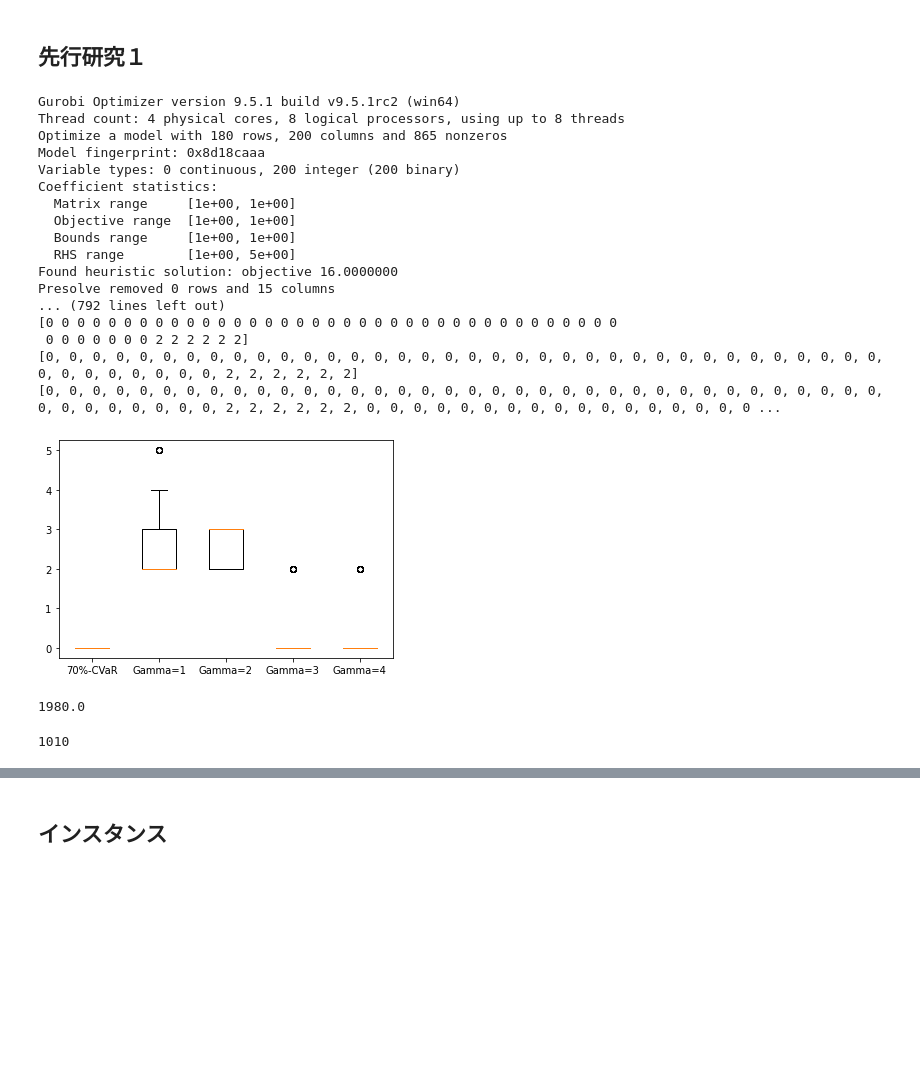
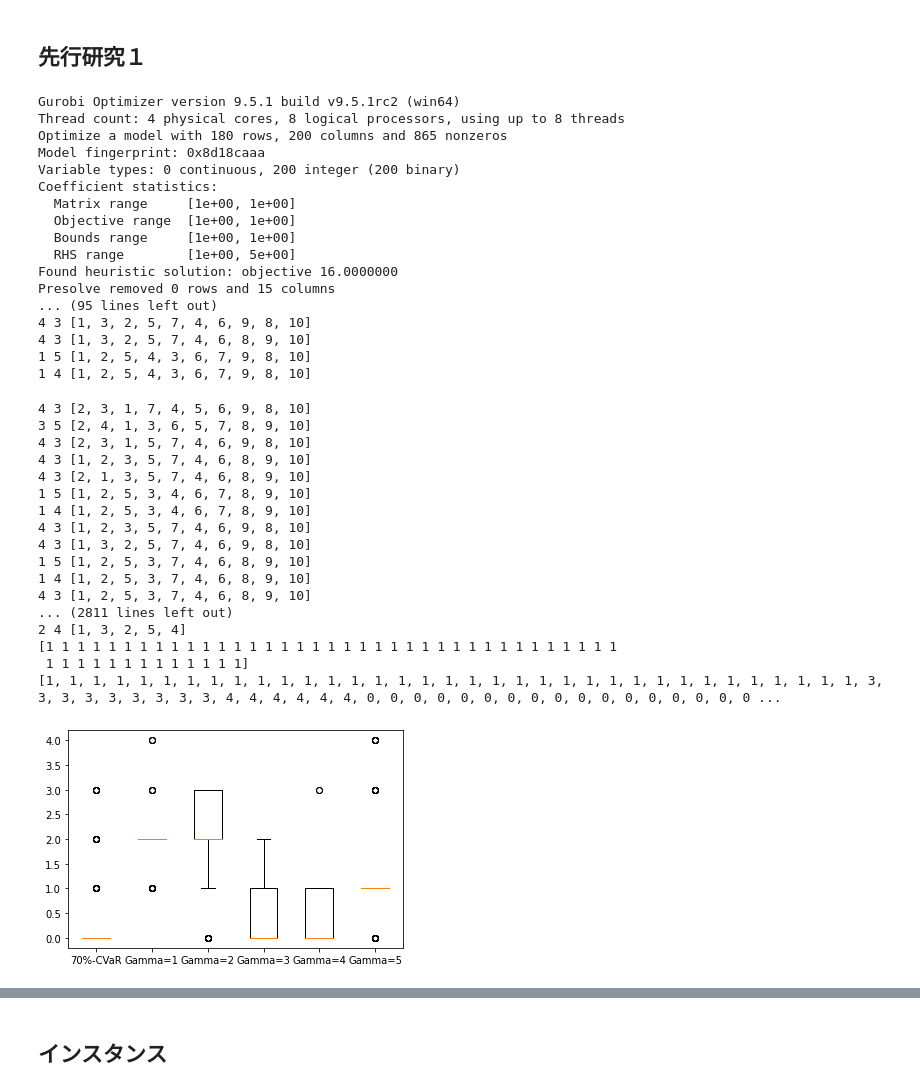
Before and after one commit to ikumadaiki/CPMP, a Jupyter notebook: instance.ipynb, the cells around one changed output, grey strips where cells are left out. Saved outputs shown, nothing was run; the diff lists cells and outputs as text; code cells hidden in the pictures; blank space fills up the shorter version.

```diff
--- a/instance.ipynb
+++ b/instance.ipynb
@@ -150,7 +150,7 @@ def IPS6(ship_num,stack_num,height,n,size,beta):
     # penalty=penalty[round(0.8*size):]
     # print(penalty)
 # %%
-inst=[[5,5,[3,2,2,2,1,2,2,2,1,3]],[4,6,[3,2,2,2,1,2,2,2,1,3]]]
+inst=[[5,5,[3,2,2,2,1,2,2,2,1,3]],[6,4,[3,2,2,2,1,2,2,2,1,3]],[4,4,[2,3,3,1,3]]]
 pcvar=[]
 for i in inst:
   ship_num=len(i[2])
@@ -197,7 +212,7 @@ f<h
 # %% [markdown]
 ## 先行研究１
 # %%
-def robust(ship_num,stack_num,height,n,Gamma,size,OR):
+def robust(ship_num,stack_num,height,n,Gamma,size):
     # nと初期配置を変更しなければいけない
     num=sum(n)
 
@@ -289,6 +304,33 @@ def robust(ship_num,stack_num,height,n,Gamma,size,OR):
         print(result_r)
         print("the objective function", m.objVal)
 
+        from asyncio.constants import SENDFILE_FALLBACK_READBUFFER_SIZE
+        import random
+        from random import seed
+        import numpy as np
+        from scipy.stats import multivariate_normal
+
+        # 期待値と分散共分散行列の準備
+        a=np.arange(1,2*ship_num,0.4)
+        a=list(a)
+        a=random.sample(a,ship_num)
+        mean=np.sort(a)
+        cov=np.zeros((ship_num,ship_num))
+        for i in range(ship_num):
+            for j in range(ship_num):
+                if i==j:
+                    cov[i][i]=2*abs(np.random.randn())
+        for i in range(ship_num):
+            for j in range(ship_num):
+                if i!=j:
+                    cov[i][j]=(-0.75)**abs(i-j)
+
+        data_1 = np.random.multivariate_normal(mean, cov, size=size)
+
+        O_=np.argsort(data_1)
+        O_=O_+np.ones((size,ship_num)).astype(int)
+        OR=O_.tolist()
+
 
         global penalty_r
         penalty_r=[]
@@ -316,44 +358,53 @@ def robust(ship_num,stack_num,height,n,Gamma,size,OR):
 # %%
 data=(tuple(pcvar),)
 l=["70%-CVaR"]
-for g in range(1,5):
-  ship_num=len(i[2])
+for g in range(1,6):
   size=1000
   prob=[]
   for i in inst:
-    robust(ship_num,i[0],i[1],i[2],g,size,OR=OR)
+    ship_num=len(i[2])
+    robust(ship_num,i[0],i[1],i[2],g,size)
     prob+=list(penalty_r)
     print(prob)
   data+=(tuple(prob),)
   l.append("Gamma="+str(g))
   # print("data=",data)
 import matplotlib.pyplot as plt
 plt.boxplot(data,labels=l)
 plt.show()
 # %% [output]
 Gurobi Optimizer version 9.5.1 build v9.5.1rc2 (win64)
 Thread count: 4 physical cores, 8 logical processors, using up to 8 threads
 Optimize a model with 180 rows, 200 columns and 865 nonzeros
 Model fingerprint: 0x8d18caaa
 Variable types: 0 continuous, 200 integer (200 binary)
 Coefficient statistics:
   Matrix range     [1e+00, 1e+00]
   Objective range  [1e+00, 1e+00]
   Bounds range     [1e+00, 1e+00]
   RHS range        [1e+00, 5e+00]
 Found heuristic solution: objective 16.0000000
 Presolve removed 0 rows and 15 columns
-... (792 lines left out)
-[0 0 0 0 0 0 0 0 0 0 0 0 0 0 0 0 0 0 0 0 0 0 0 0 0 0 0 0 0 0 0 0 0 0 0 0 0
- 0 0 0 0 0 0 0 2 2 2 2 2 2]
-[0, 0, 0, 0, 0, 0, 0, 0, 0, 0, 0, 0, 0, 0, 0, 0, 0, 0, 0, 0, 0, 0, 0, 0, 0, 0, 0, 0, 0, 0, 0, 0, 0, 0, 0, 0, 0, 0, 0, 0, 0, 0, 0, 0, 2, 2, 2, 2, 2, 2]
-[0, 0, 0, 0, 0, 0, 0, 0, 0, 0, 0, 0, 0, 0, 0, 0, 0, 0, 0, 0, 0, 0, 0, 0, 0, 0, 0, 0, 0, 0, 0, 0, 0, 0, 0, 0, 0, 0, 0, 0, 0, 0, 0, 0, 2, 2, 2, 2, 2, 2, 0, 0, 0, 0, 0, 0, 0, 0, 0, 0, 0, 0, 0, 0, 0, 0, 0 ...
+... (95 lines left out)
+4 3 [1, 3, 2, 5, 7, 4, 6, 9, 8, 10]
+4 3 [1, 3, 2, 5, 7, 4, 6, 8, 9, 10]
+1 5 [1, 2, 5, 4, 3, 6, 7, 9, 8, 10]
+1 4 [1, 2, 5, 4, 3, 6, 7, 9, 8, 10]
+4 3 [2, 3, 1, 7, 4, 5, 6, 9, 8, 10]
+3 5 [2, 4, 1, 3, 6, 5, 7, 8, 9, 10]
+4 3 [2, 3, 1, 5, 7, 4, 6, 9, 8, 10]
+4 3 [1, 2, 3, 5, 7, 4, 6, 8, 9, 10]
+4 3 [2, 1, 3, 5, 7, 4, 6, 8, 9, 10]
+1 5 [1, 2, 5, 3, 4, 6, 7, 8, 9, 10]
+1 4 [1, 2, 5, 3, 4, 6, 7, 8, 9, 10]
+4 3 [1, 2, 3, 5, 7, 4, 6, 9, 8, 10]
+4 3 [1, 3, 2, 5, 7, 4, 6, 9, 8, 10]
+1 5 [1, 2, 5, 3, 7, 4, 6, 8, 9, 10]
+1 4 [1, 2, 5, 3, 7, 4, 6, 8, 9, 10]
+4 3 [1, 2, 5, 3, 7, 4, 6, 8, 9, 10]
+... (2811 lines left out)
+2 4 [1, 3, 2, 5, 4]
+[1 1 1 1 1 1 1 1 1 1 1 1 1 1 1 1 1 1 1 1 1 1 1 1 1 1 1 1 1 1 1 1 1 1 1 1 1
+ 1 1 1 1 1 1 1 1 1 1 1 1 1]
+[1, 1, 1, 1, 1, 1, 1, 1, 1, 1, 1, 1, 1, 1, 1, 1, 1, 1, 1, 1, 1, 1, 1, 1, 1, 1, 1, 1, 1, 1, 1, 1, 1, 1, 1, 3, 3, 3, 3, 3, 3, 3, 3, 3, 4, 4, 4, 4, 4, 4, 0, 0, 0, 0, 0, 0, 0, 0, 0, 0, 0, 0, 0, 0, 0, 0, 0 ...
-[figure, old version]
+[figure, new version]
-# %%
-0.99*size
-# %% [output]
-1980.0
-# %%
-len(data[1])
-# %% [output]
-1010
```
Also changed, not shown: parts of 4 cells of this notebook.
